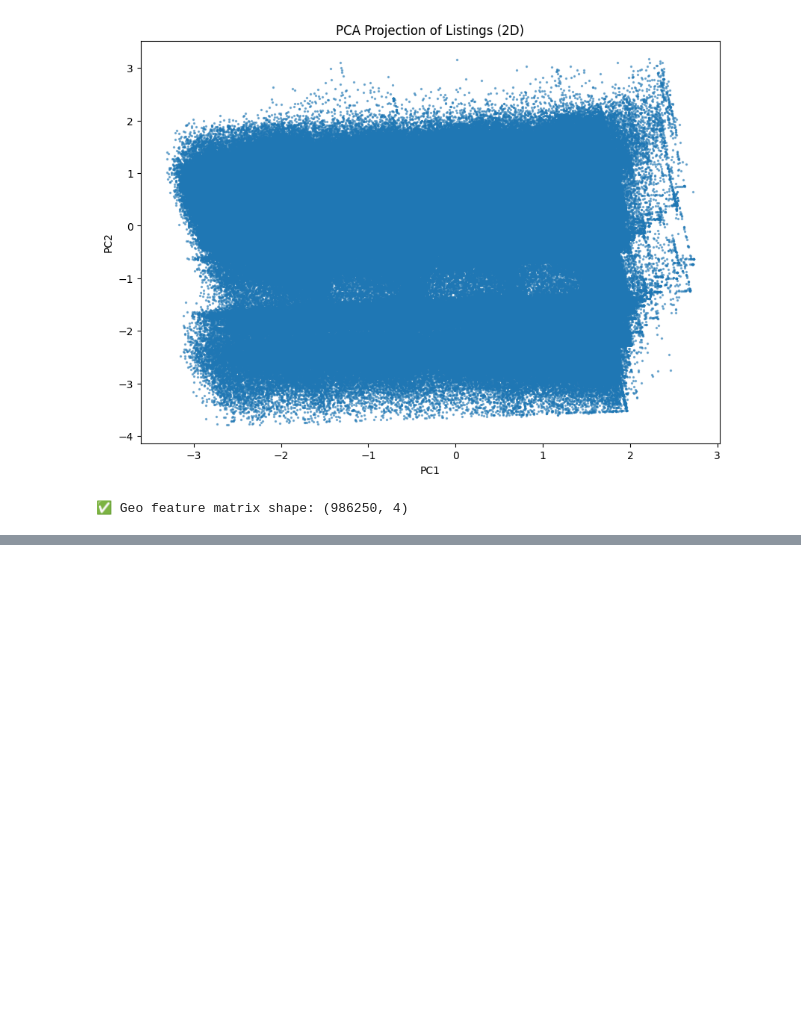
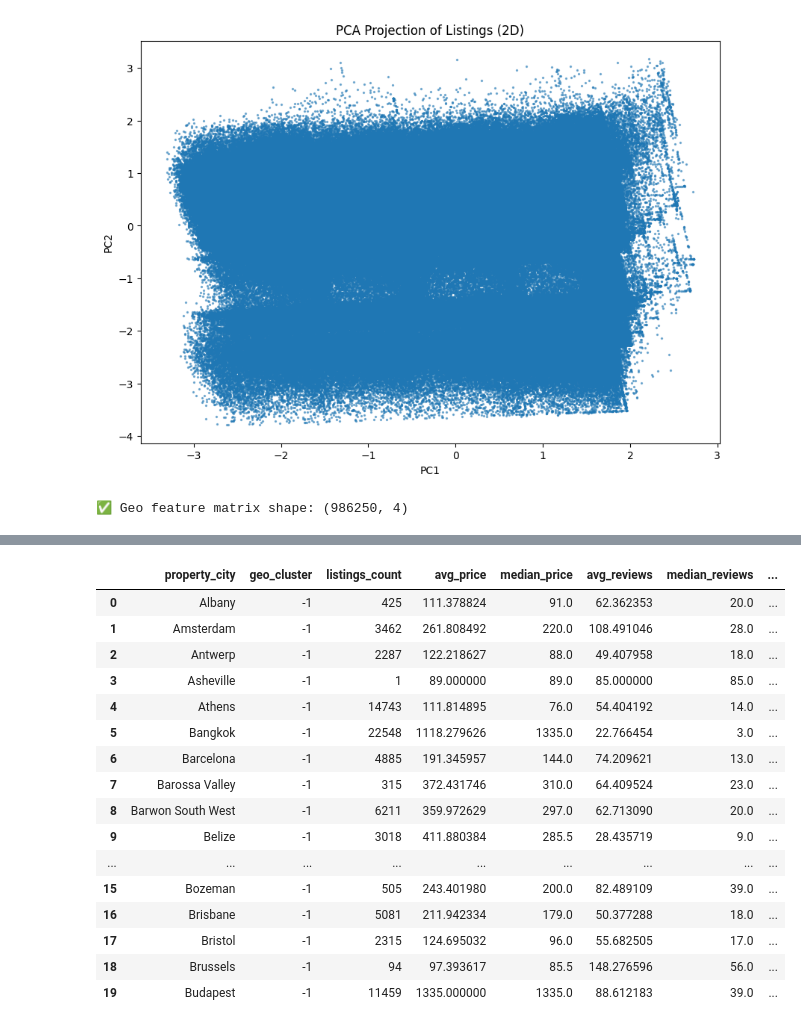
Before and after one commit to YassineEng/EDA-Clustering-Time-series---Regression-Model-Airbnb-Data, a Jupyter notebook: notebooks/02_clustering.ipynb, the cells around one changed output, grey strips where cells are left out. Drawn from its saved outputs; the diff is of its cells as text; code cells hidden in the pictures; blank space fills up the shorter version.

```diff
--- a/notebooks/02_clustering.ipynb
+++ b/notebooks/02_clustering.ipynb
@@ -320,0 +326,51 @@ MemoryError:
+# %%
+# Group by city and cluster
+cluster_summary = (
+    df_filtered.groupby(['property_city', 'geo_cluster'])
+    .agg(
+        listings_count=('listing_id', 'count'),
+        avg_price=('base_price', 'mean'),
+        median_price=('base_price', 'median'),
+        avg_reviews=('number_of_reviews', 'mean'),
+        median_reviews=('number_of_reviews', 'median'),
+        avg_rating=('review_scores_rating', 'mean'),
+        median_rating=('review_scores_rating', 'median')
+    )
+    .reset_index()
+)
+
+# Calculate number of noise listings per city
+noise_summary = (
+    df_filtered[df_filtered['geo_cluster'] == -1]
+    .groupby('property_city')
+    .agg(noise_listings=('listing_id', 'count'))
+    .reset_index()
+)
+
+# Merge noise info into cluster summary
+cluster_summary = cluster_summary.merge(noise_summary, on='property_city', how='left')
+cluster_summary['noise_listings'] = cluster_summary['noise_listings'].fillna(0).astype(int)
+
+# Sort by city and cluster
+cluster_summary = cluster_summary.sort_values(['property_city', 'geo_cluster'])
+
+# Display top 20 rows
+display(cluster_summary.head(20))
+# %% [output]
+|  | property_city | geo_cluster | listings_count | avg_price | median_price | avg_reviews | median_reviews | ... |
+| 0 | Albany | -1 | 425 | 111.378824 | 91.0 | 62.362353 | 20.0 | ... |
+| 1 | Amsterdam | -1 | 3462 | 261.808492 | 220.0 | 108.491046 | 28.0 | ... |
+| 2 | Antwerp | -1 | 2287 | 122.218627 | 88.0 | 49.407958 | 18.0 | ... |
+| 3 | Asheville | -1 | 1 | 89.000000 | 89.0 | 85.000000 | 85.0 | ... |
+| 4 | Athens | -1 | 14743 | 111.814895 | 76.0 | 54.404192 | 14.0 | ... |
+| 5 | Bangkok | -1 | 22548 | 1118.279626 | 1335.0 | 22.766454 | 3.0 | ... |
+| 6 | Barcelona | -1 | 4885 | 191.345957 | 144.0 | 74.209621 | 13.0 | ... |
+| 7 | Barossa Valley | -1 | 315 | 372.431746 | 310.0 | 64.409524 | 23.0 | ... |
+| 8 | Barwon South West | -1 | 6211 | 359.972629 | 297.0 | 62.713090 | 20.0 | ... |
+| 9 | Belize | -1 | 3018 | 411.880384 | 285.5 | 28.435719 | 9.0 | ... |
+| ... | ... | ... | ... | ... | ... | ... | ... | ... |
+| 15 | Bozeman | -1 | 505 | 243.401980 | 200.0 | 82.489109 | 39.0 | ... |
+| 16 | Brisbane | -1 | 5081 | 211.942334 | 179.0 | 50.377288 | 18.0 | ... |
+| 17 | Bristol | -1 | 2315 | 124.695032 | 96.0 | 55.682505 | 17.0 | ... |
+| 18 | Brussels | -1 | 94 | 97.393617 | 85.5 | 148.276596 | 56.0 | ... |
+| 19 | Budapest | -1 | 11459 | 1335.000000 | 1335.0 | 88.612183 | 39.0 | ... |
```
Also changed, not shown: parts of 9 cells of this notebook.
